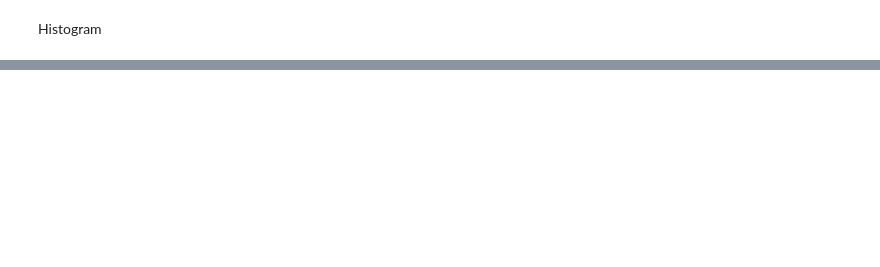
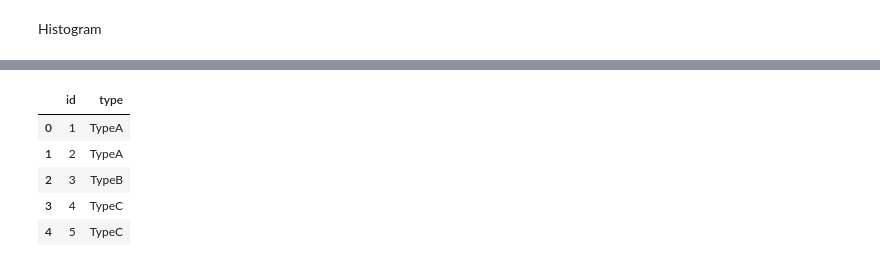
Before and after one commit to mprzybylak/minefields-pandas, a Jupyter notebook: HelloWorld.ipynb, the cells around one changed output, grey strips where cells are left out. Drawn from its saved outputs; the diff is of its cells as text; code cells hidden in the pictures; blank space fills up the shorter version.

```diff
--- a/HelloWorld.ipynb
+++ b/HelloWorld.ipynb
@@ -458,0 +577,11 @@ Name: Two, dtype: int64
+# %%
+df_categories['type'] = df_categories['type'].astype('category')
+df_categories['type'].cat.categories = ['TypeA', 'TypeB', 'TypeC']
+df_categories
+# %% [output]
+|  | id | type |
+| 0 | 1 | TypeA |
+| 1 | 2 | TypeA |
+| 2 | 3 | TypeB |
+| 3 | 4 | TypeC |
+| 4 | 5 | TypeC |
```
Also changed, not shown: parts of 49 cells of this notebook.
